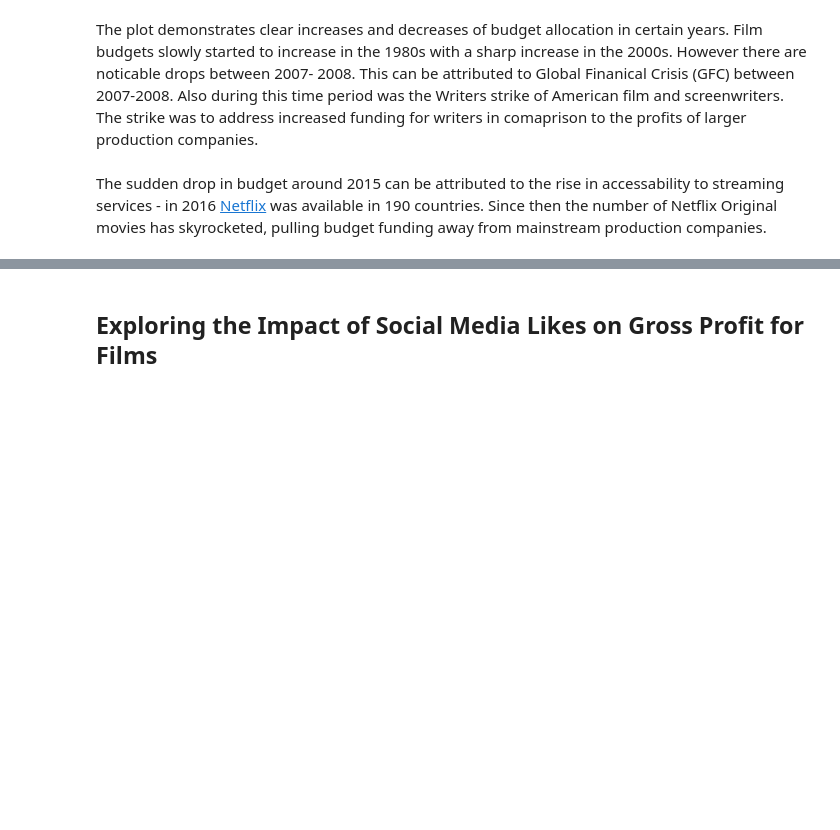
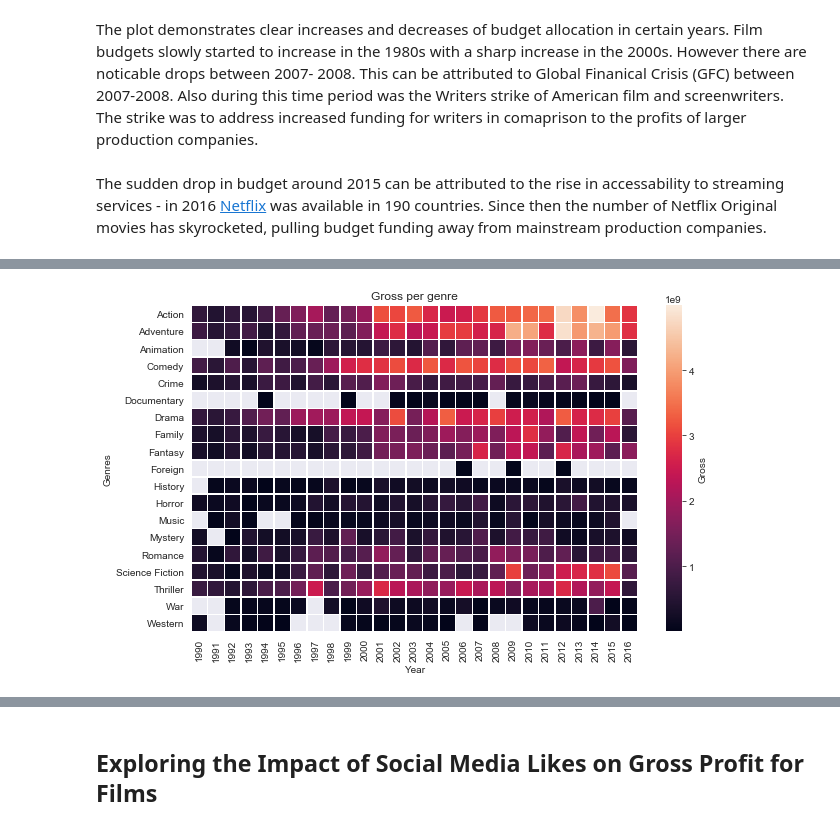
Before and after one commit to arianaroz/data-science-project-2019, a Jupyter notebook: project_working.ipynb, the cells around one changed output, grey strips where cells are left out. Drawn from its saved outputs; the diff is of its cells as text; code cells hidden in the pictures; blank space fills up the shorter version.

```diff
--- a/project_working.ipynb
+++ b/project_working.ipynb
@@ -827,0 +850,15 @@ The sudden drop in budget around 2015 can be attributed to the rise in accessabi
+# %%
+genre_gross = pd.DataFrame(genre_budget.groupby(['title_year','genres'])['gross'].sum())
+# %%
+genre_gross_pivot = pd.pivot_table(genre_gross, index=['genres'], columns=['title_year'], values='gross')
+# %%
+fig = plt.figure(figsize = (10,6))
+sns.set_style('darkgrid')
+ax = fig.add_subplot(111)
+sns.heatmap(genre_gross_pivot,ax=ax, cbar_kws={'label': 'Gross'},linewidths=.5)
+ax.set_ylabel('Genres')
+ax.set_xlabel('Year')
+ax.set_title('Gross per genre')
+plt.show()
+# %% [output]
+[figure, added]
```
Also changed, not shown: parts of 12 cells of this notebook.
